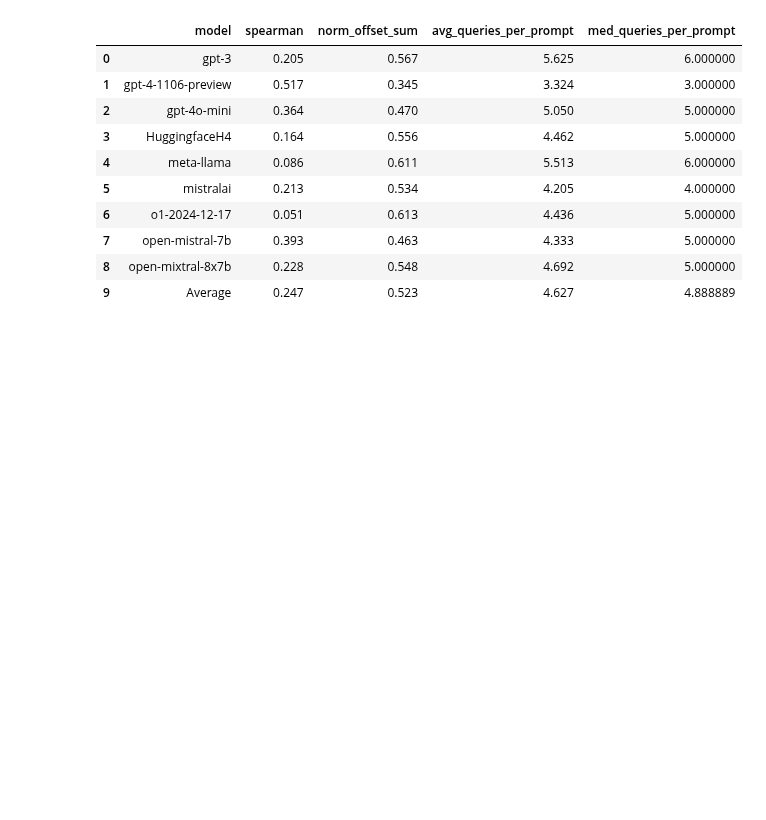
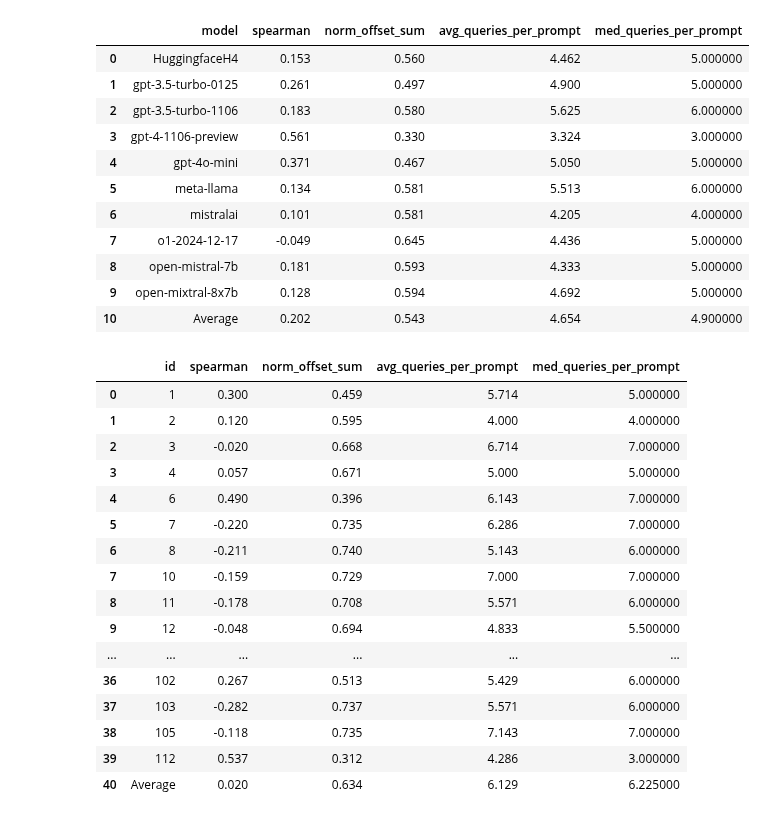
Before and after one commit to hscells-org/project-doehl-boolean-clip, a Jupyter notebook: train.ipynb, the cells around one changed output. Saved outputs shown, nothing was run; the diff lists cells and outputs as text; code cells hidden in the pictures; blank space fills up the shorter version.

```diff
--- a/train.ipynb
+++ b/train.ipynb
@@ -156,18 +191,37 @@ evaluate_on_generated(DIR, model)
 # %%
 model.load(r"models\clip\bge-small-en-v1.5\b16_(pubmed-que_pubmed-sea_raw-jsonl)^4\checkpoint-11288\model.safetensors")
-evaluate_on_generated(DIR, model)
+evaluate_on_generated(model)
+evaluate_on_generated(model, ["prompt_id", "id"])
 # %% [output]
 |  | model | spearman | norm_offset_sum | avg_queries_per_prompt | med_queries_per_prompt |
-| 0 | gpt-3 | 0.205 | 0.567 | 5.625 | 6.000000 |
-| 1 | gpt-4-1106-preview | 0.517 | 0.345 | 3.324 | 3.000000 |
-| 2 | gpt-4o-mini | 0.364 | 0.470 | 5.050 | 5.000000 |
-| 3 | HuggingfaceH4 | 0.164 | 0.556 | 4.462 | 5.000000 |
-| 4 | meta-llama | 0.086 | 0.611 | 5.513 | 6.000000 |
-| 5 | mistralai | 0.213 | 0.534 | 4.205 | 4.000000 |
-| 6 | o1-2024-12-17 | 0.051 | 0.613 | 4.436 | 5.000000 |
-| 7 | open-mistral-7b | 0.393 | 0.463 | 4.333 | 5.000000 |
-| 8 | open-mixtral-8x7b | 0.228 | 0.548 | 4.692 | 5.000000 |
-| 9 | Average | 0.247 | 0.523 | 4.627 | 4.888889 |
+| 0 | HuggingfaceH4 | 0.153 | 0.560 | 4.462 | 5.000000 |
+| 1 | gpt-3.5-turbo-0125 | 0.261 | 0.497 | 4.900 | 5.000000 |
+| 2 | gpt-3.5-turbo-1106 | 0.183 | 0.580 | 5.625 | 6.000000 |
+| 3 | gpt-4-1106-preview | 0.561 | 0.330 | 3.324 | 3.000000 |
+| 4 | gpt-4o-mini | 0.371 | 0.467 | 5.050 | 5.000000 |
+| 5 | meta-llama | 0.134 | 0.581 | 5.513 | 6.000000 |
+| 6 | mistralai | 0.101 | 0.581 | 4.205 | 4.000000 |
+| 7 | o1-2024-12-17 | -0.049 | 0.645 | 4.436 | 5.000000 |
+| 8 | open-mistral-7b | 0.181 | 0.593 | 4.333 | 5.000000 |
+| 9 | open-mixtral-8x7b | 0.128 | 0.594 | 4.692 | 5.000000 |
+| 10 | Average | 0.202 | 0.543 | 4.654 | 4.900000 |
+|  | id | spearman | norm_offset_sum | avg_queries_per_prompt | med_queries_per_prompt |
+| 0 | 1 | 0.300 | 0.459 | 5.714 | 5.000000 |
+| 1 | 2 | 0.120 | 0.595 | 4.000 | 4.000000 |
+| 2 | 3 | -0.020 | 0.668 | 6.714 | 7.000000 |
+| 3 | 4 | 0.057 | 0.671 | 5.000 | 5.000000 |
+| 4 | 6 | 0.490 | 0.396 | 6.143 | 7.000000 |
+| 5 | 7 | -0.220 | 0.735 | 6.286 | 7.000000 |
+| 6 | 8 | -0.211 | 0.740 | 5.143 | 6.000000 |
+| 7 | 10 | -0.159 | 0.729 | 7.000 | 7.000000 |
+| 8 | 11 | -0.178 | 0.708 | 5.571 | 6.000000 |
+| 9 | 12 | -0.048 | 0.694 | 4.833 | 5.500000 |
+| ... | ... | ... | ... | ... | ... |
+| 36 | 102 | 0.267 | 0.513 | 5.429 | 6.000000 |
+| 37 | 103 | -0.282 | 0.737 | 5.571 | 6.000000 |
+| 38 | 105 | -0.118 | 0.735 | 7.143 | 7.000000 |
+| 39 | 112 | 0.537 | 0.312 | 4.286 | 3.000000 |
+| 40 | Average | 0.020 | 0.634 | 6.129 | 6.225000 |
 # %%
 from evaluation import evaluate
 # paths = [r"models/siglip2/old/b2-bf-8b/e4", r"models/siglip2/old/b3-bf-8b"]
```
Also changed, not shown: parts of 3 cells of this notebook, 3 other files.
